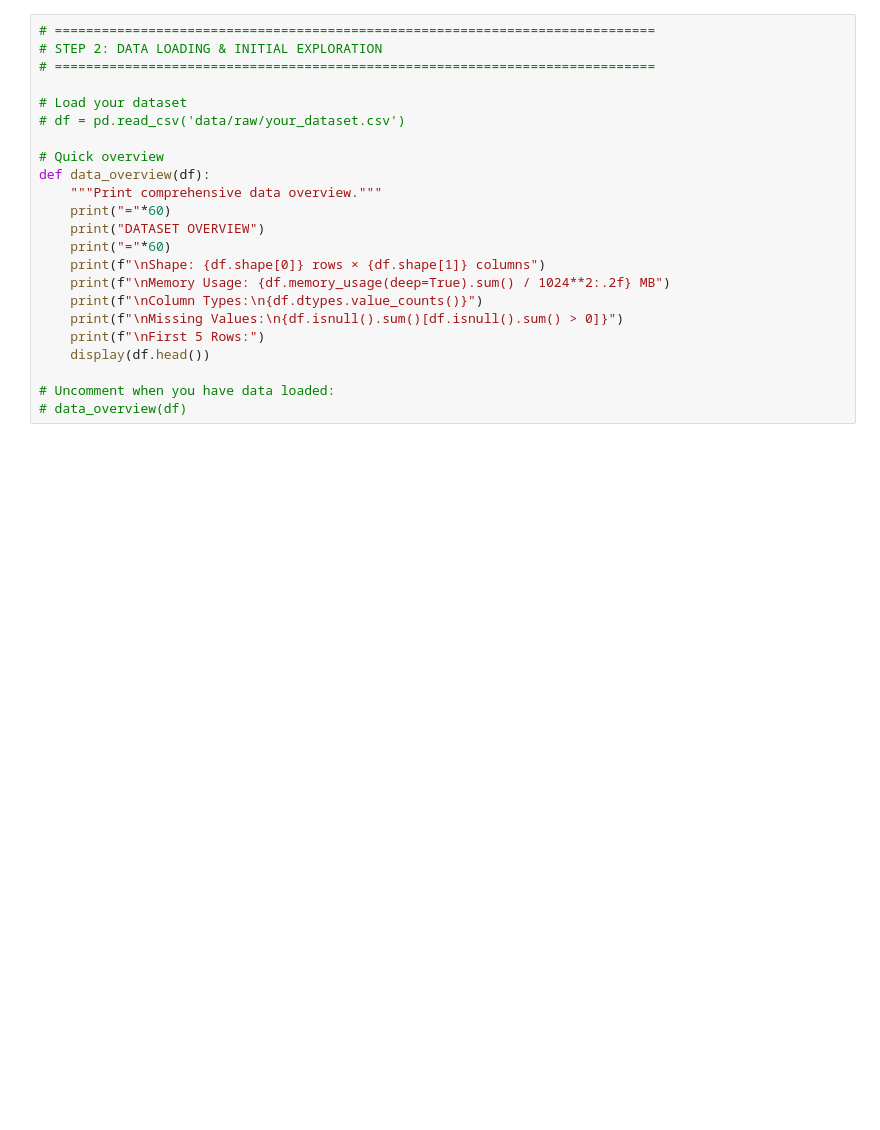
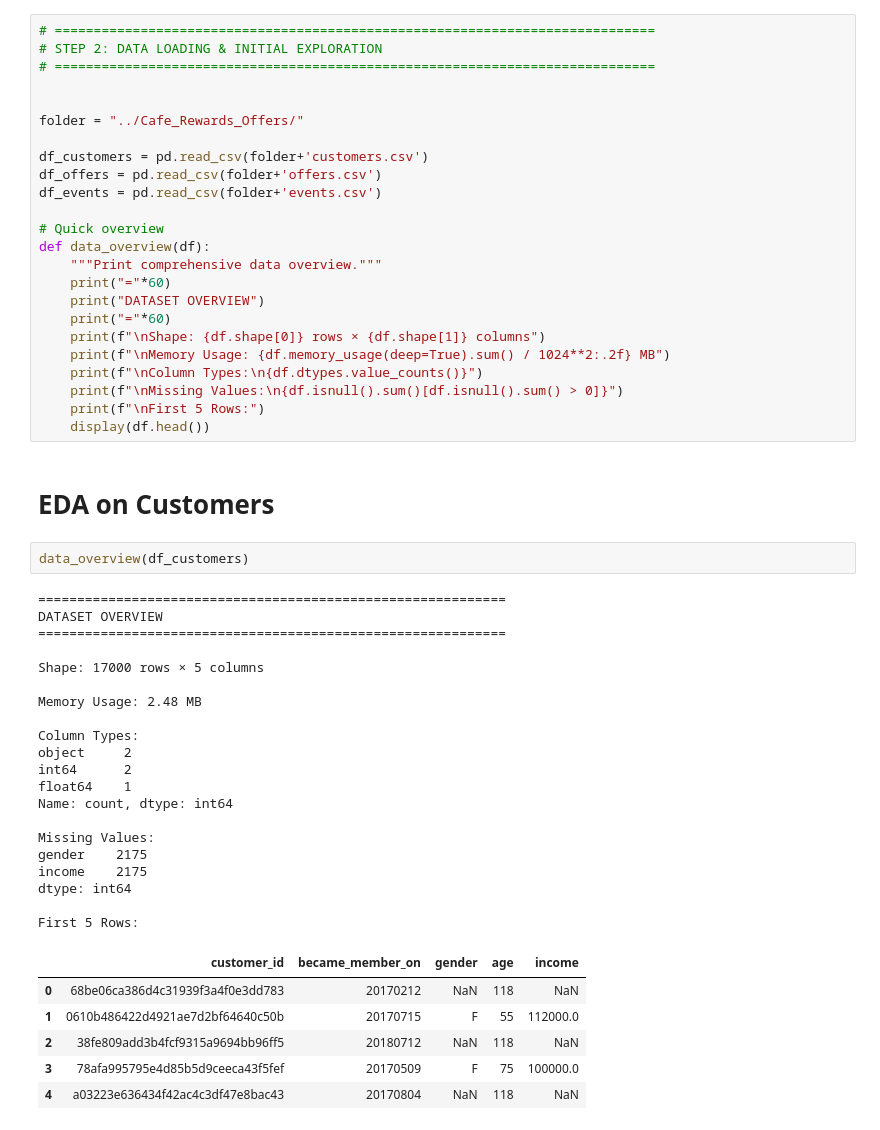
Before and after one commit to techmum21p/Brewlytics_Chat, a Jupyter notebook: Notebooks/01_EDA.ipynb, the cells around one changed output. Saved outputs shown, nothing was run; the diff lists cells and outputs as text; blank space fills up the shorter version.

```diff
--- a/Notebooks/01_EDA.ipynb
+++ b/Notebooks/01_EDA.ipynb
@@ -39,8 +43,12 @@ print("Environment ready! ✓")
 # STEP 2: DATA LOADING & INITIAL EXPLORATION
 # =============================================================================
 
-# Load your dataset
-# df = pd.read_csv('data/raw/your_dataset.csv')
+
+folder = "../Cafe_Rewards_Offers/"
+
+df_customers = pd.read_csv(folder+'customers.csv')
+df_offers = pd.read_csv(folder+'offers.csv')
+df_events = pd.read_csv(folder+'events.csv')
 
 # Quick overview
 def data_overview(df):
@@ -54,6 +62,34 @@ def data_overview(df):
     print(f"\nMissing Values:\n{df.isnull().sum()[df.isnull().sum() > 0]}")
     print(f"\nFirst 5 Rows:")
     display(df.head())
-
-# Uncomment when you have data loaded:
-# data_overview(df)
+# %% [markdown]
+# EDA on Customers
+# %%
+data_overview(df_customers)
+# %% [output]
+============================================================
+DATASET OVERVIEW
+============================================================
+
+Shape: 17000 rows × 5 columns
+
+Memory Usage: 2.48 MB
+
+Column Types:
+object     2
+int64      2
+float64    1
+Name: count, dtype: int64
+
+Missing Values:
+gender    2175
+income    2175
+dtype: int64
+
+First 5 Rows:
+|  | customer_id | became_member_on | gender | age | income |
+| 0 | 68be06ca386d4c31939f3a4f0e3dd783 | 20170212 | NaN | 118 | NaN |
+| 1 | 0610b486422d4921ae7d2bf64640c50b | 20170715 | F | 55 | 112000.0 |
+| 2 | 38fe809add3b4fcf9315a9694bb96ff5 | 20180712 | NaN | 118 | NaN |
+| 3 | 78afa995795e4d85b5d9ceeca43f5fef | 20170509 | F | 75 | 100000.0 |
+| 4 | a03223e636434f42ac4c3df47e8bac43 | 20170804 | NaN | 118 | NaN |
```
Also changed, not shown: parts of 16 cells of this notebook, 5 other files.
